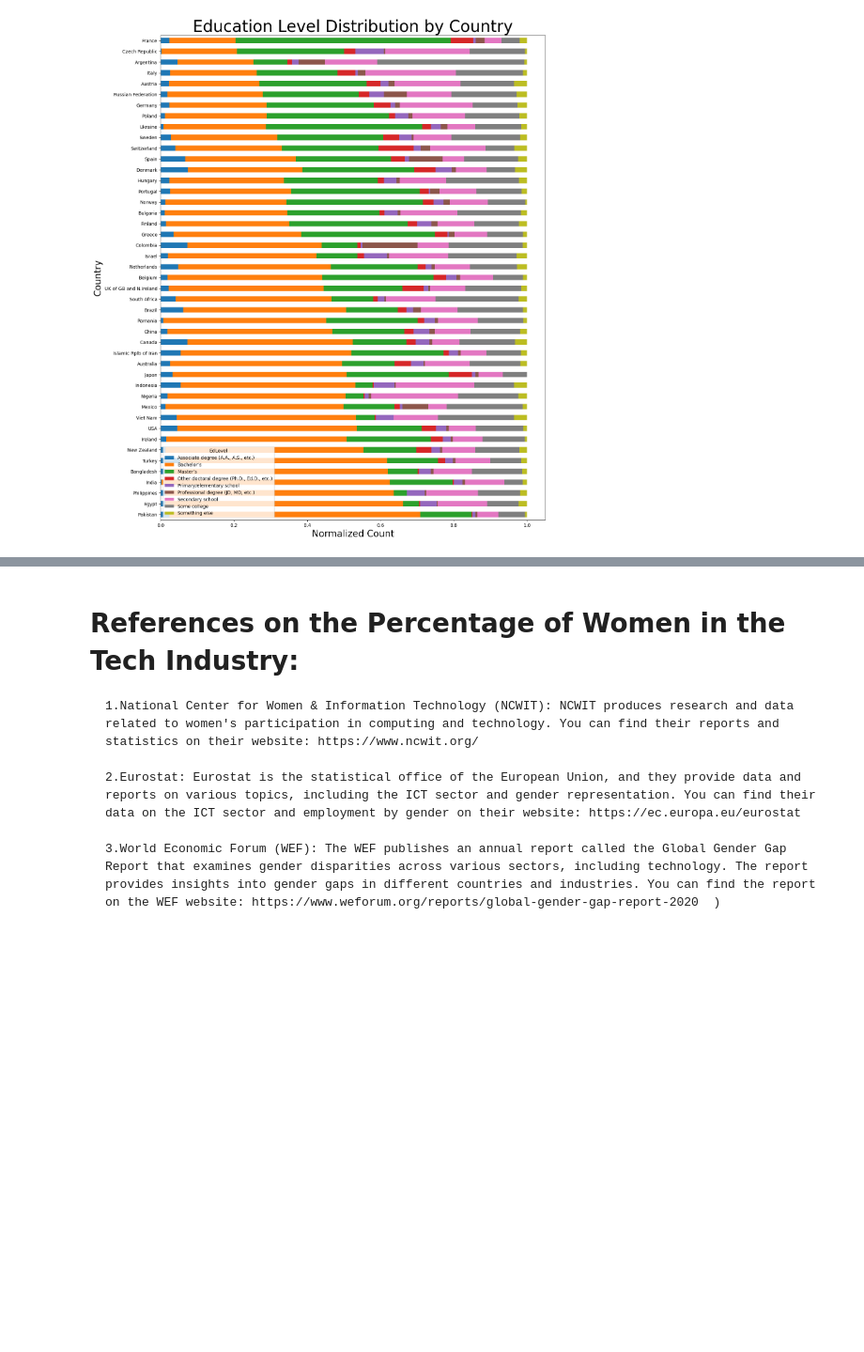
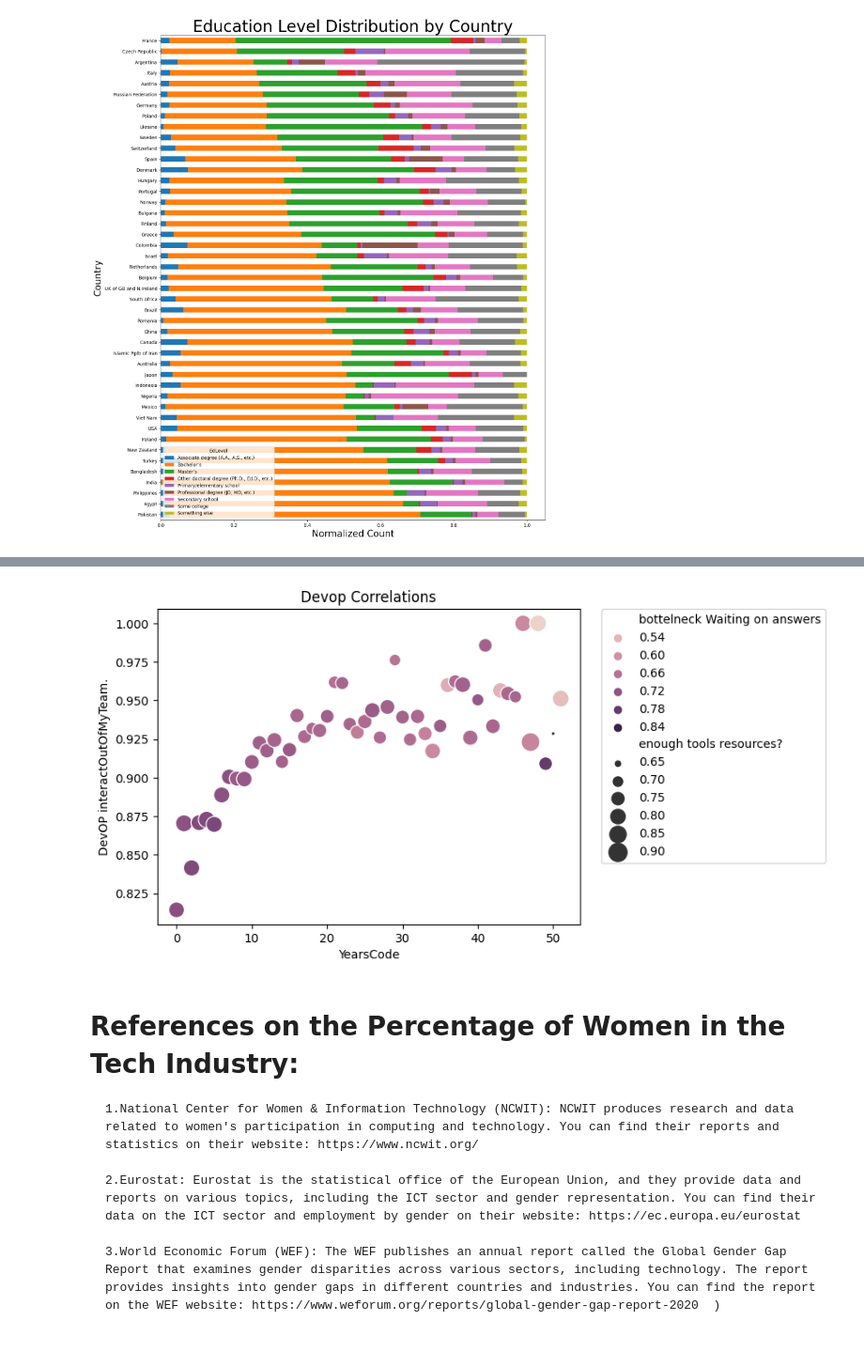
Before and after one commit to Adison-Fryman/SOF-survey-Analysis, a Jupyter notebook: Report on Stack Overflow Data from 2023.ipynb, the cells around one changed output, grey strips where cells are left out. Shown: that part at 94% size. Drawn from its saved outputs; the diff is of its cells as text; code cells hidden in the pictures; blank space fills up the shorter version.

```diff
--- a/Report on Stack Overflow Data from 2023.ipynb
+++ b/Report on Stack Overflow Data from 2023.ipynb
@@ -442,0 +482,22 @@ By acknowledging these fundamental shortcomings, we are compelled to critically
+# %%
+def get_grouped_df(df, groupby_column, columns_to_group):
+    # Create a new dataframe to store the grouped values
+    grouped_df = pd.DataFrame(columns=columns_to_group)
+
+    # Group the data by the specified column
+    grouped = df.groupby(groupby_column)
+
+    # Loop over each column to group
+    for col in columns_to_group:
+        # Get the value counts for each group and normalize the values
+        counts = grouped[col].value_counts(normalize=True)[:, 'Agree']
+        # Add the counts to the new dataframe
+        grouped_df[col] = counts
+
+    # Reset the index of the new dataframe
+    grouped_df = grouped_df.reset_index()
+
+    return grouped_df
+
+# Resuable function to group a dataframe by a specific column, and return a new data frame
+# with only the specified columns that have been normalized for the percentage of individuals in that group who decaaired 'Agree'.
@@ -442,0 +646,25 @@ By acknowledging these fundamental shortcomings, we are compelled to critically
+# %%
+df_whole.dropna(subset=['YearsCode'], inplace=True)
+
+#change data type to int
+df_whole['YearsCode'] = pd.to_numeric(df_whole['YearsCode'], errors='coerce').astype('Int64')
+
+grouped_df_YearsCode = get_grouped_df(df_whole, 'YearsCode', ['DevOP interactOutOfMyTeam.', 'DevOP NegImpactInfoSilos',
+                                              'up-to-dateIinfo_forjob.', 'enough tools resources?',
+                                              'trained on tools resources?', 'often repeat answer to quests',
+                                              'bottelneck Waiting on answers'])
+# SORTING BY YEARS CODE
+grouped_df_YearsCode.sort_values('YearsCode')
+
+
+## Turn this in to a few scatter plots instead:
+sns.scatterplot(x = "YearsCode", y = 'DevOP interactOutOfMyTeam.', data = grouped_df_YearsCode, hue = 'bottelneck Waiting on answers', size = 'enough tools resources?',sizes=(10, 250) )
+
+plt.title('Devop Correlations')
+
+# Move legend outside of the plot
+plt.legend(bbox_to_anchor=(1.05, 1), loc=2, borderaxespad=0.)
+
+plt.show()
+# %% [output]
+[figure, added]
```
Also changed, not shown: parts of 13 cells of this notebook, 3 other files.
